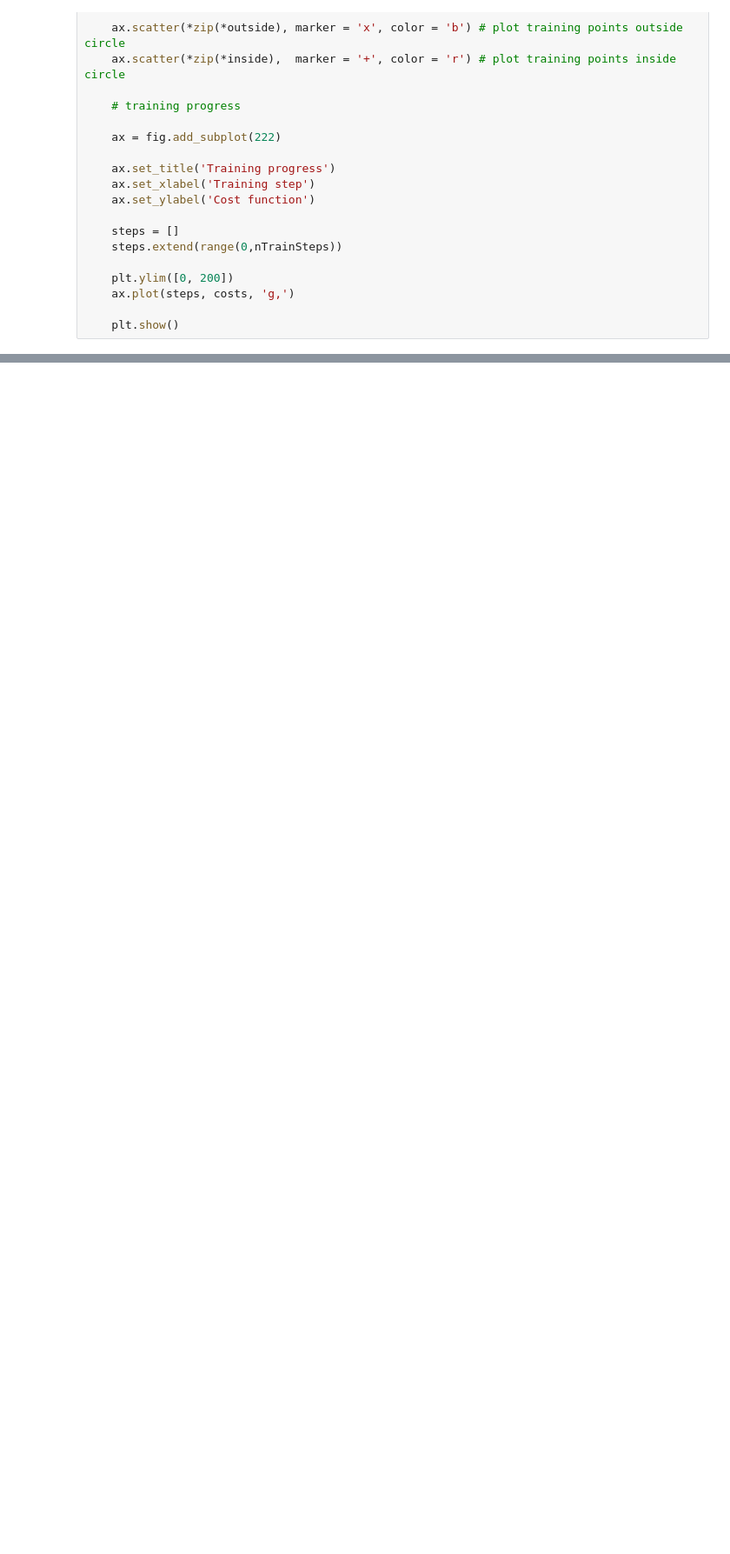
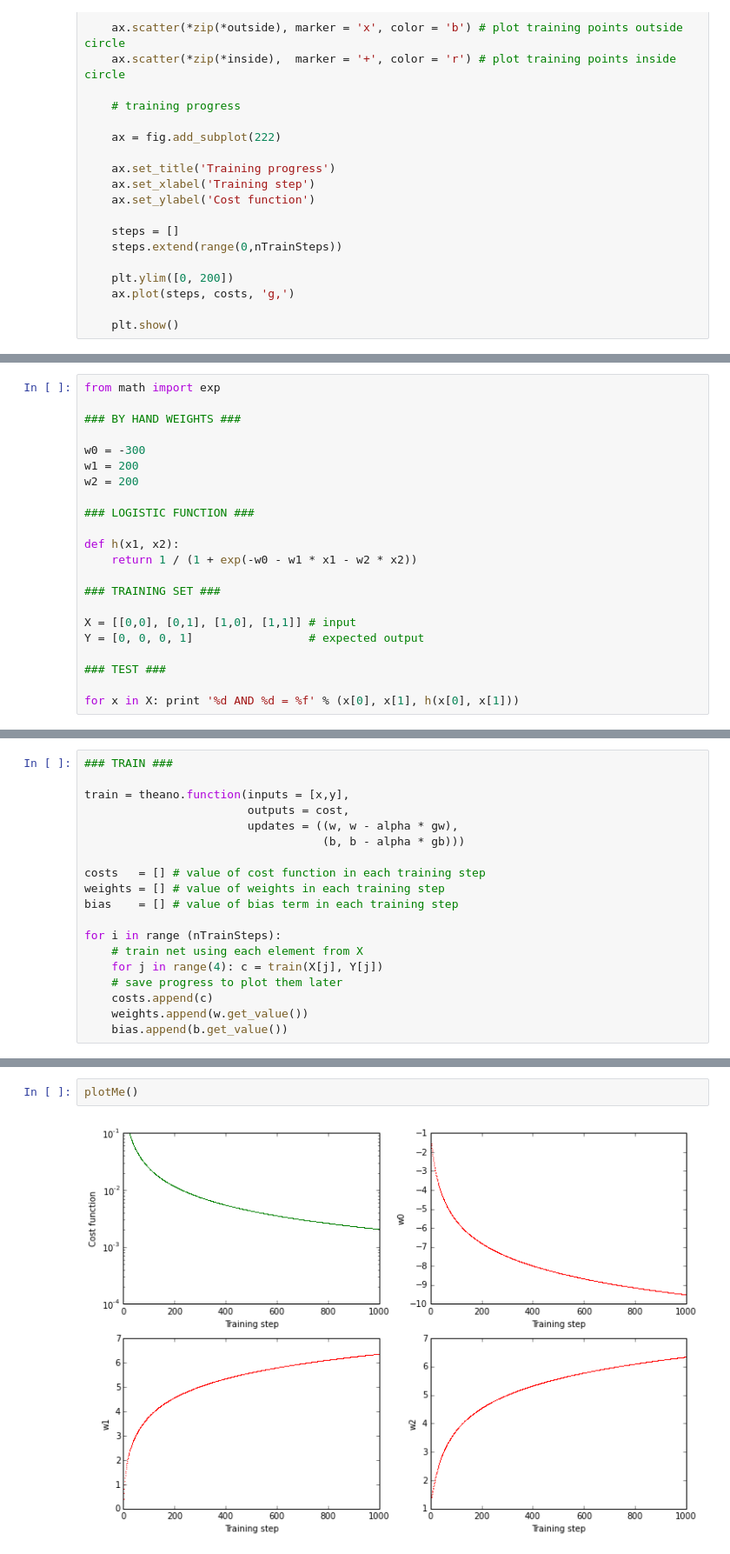
Before and after one commit to TomaszGolan/mlScratchpad, a Jupyter notebook: mlScratchpad_presentation.ipynb, the cells around one changed output, grey strips where cells are left out. Shown at 87% size. Drawn from its saved outputs; the diff is of its cells as text; blank space fills up the shorter version.

```diff
--- a/mlScratchpad_presentation.ipynb
+++ b/mlScratchpad_presentation.ipynb
@@ -399,0 +445,22 @@ plotMe()
+# %%
+from math import exp
+
+### BY HAND WEIGHTS ###
+
+w0 = -300
+w1 = 200
+w2 = 200
+
+### LOGISTIC FUNCTION ###
+
+def h(x1, x2):
+    return 1 / (1 + exp(-w0 - w1 * x1 - w2 * x2))
+
+### TRAINING SET ###
+
+X = [[0,0], [0,1], [1,0], [1,1]] # input
+Y = [0, 0, 0, 1]                 # expected output
+
+### TEST ###
+
+for x in X: print '%d AND %d = %f' % (x[0], x[1], h(x[0], x[1]))
@@ -399,0 +503,19 @@ plotMe()
+# %%
+### TRAIN ###
+
+train = theano.function(inputs = [x,y],
+                        outputs = cost,
+                        updates = ((w, w - alpha * gw),
+                                   (b, b - alpha * gb)))
+
+costs   = [] # value of cost function in each training step
+weights = [] # value of weights in each training step
+bias    = [] # value of bias term in each training step
+
+for i in range (nTrainSteps):
+    # train net using each element from X
+    for j in range(4): c = train(X[j], Y[j])
+    # save progress to plot them later
+    costs.append(c)
+    weights.append(w.get_value())
+    bias.append(b.get_value())
@@ -399,0 +568,4 @@ plotMe()
+# %%
+plotMe()
+# %% [output]
+[figure, added]
```
Also changed, not shown: parts of 30 cells of this notebook.
